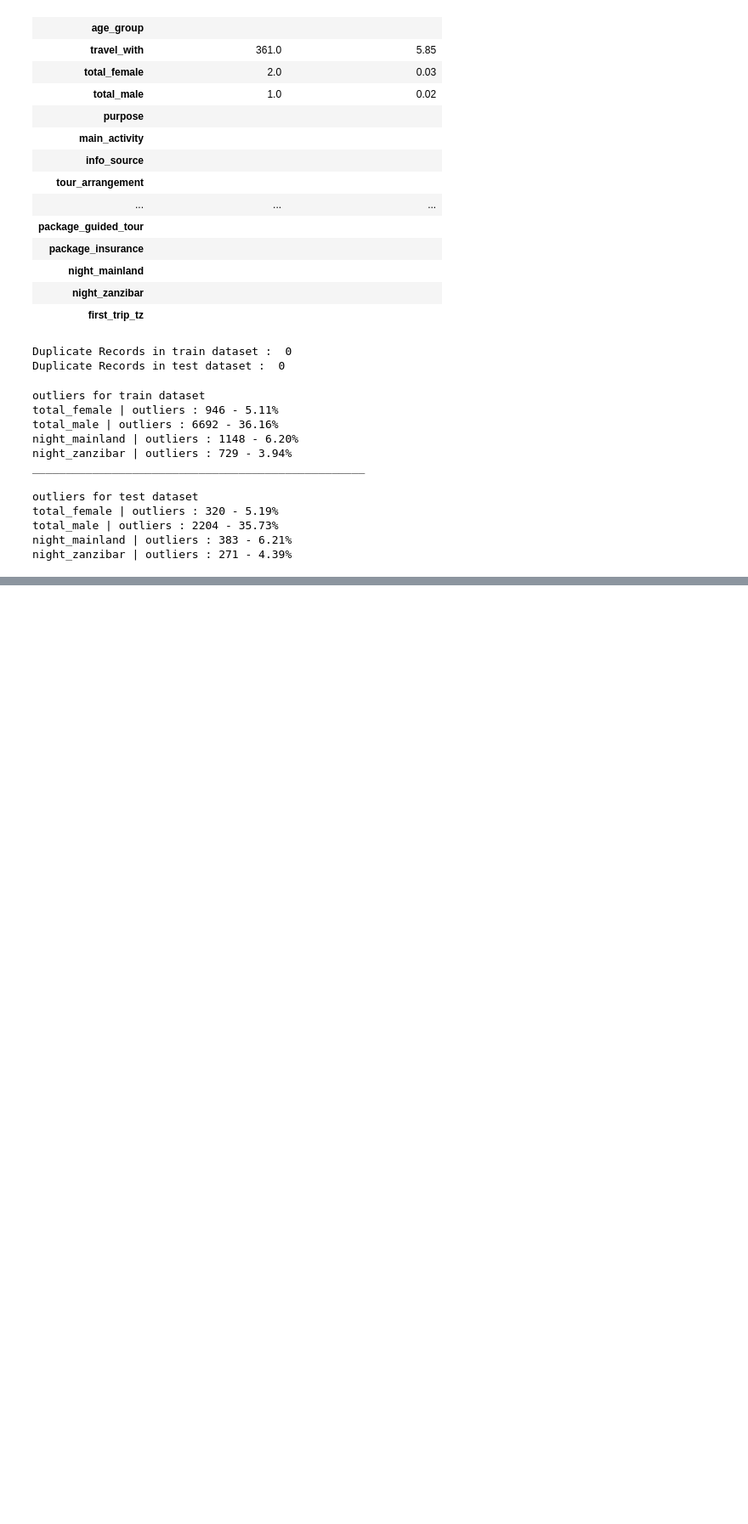
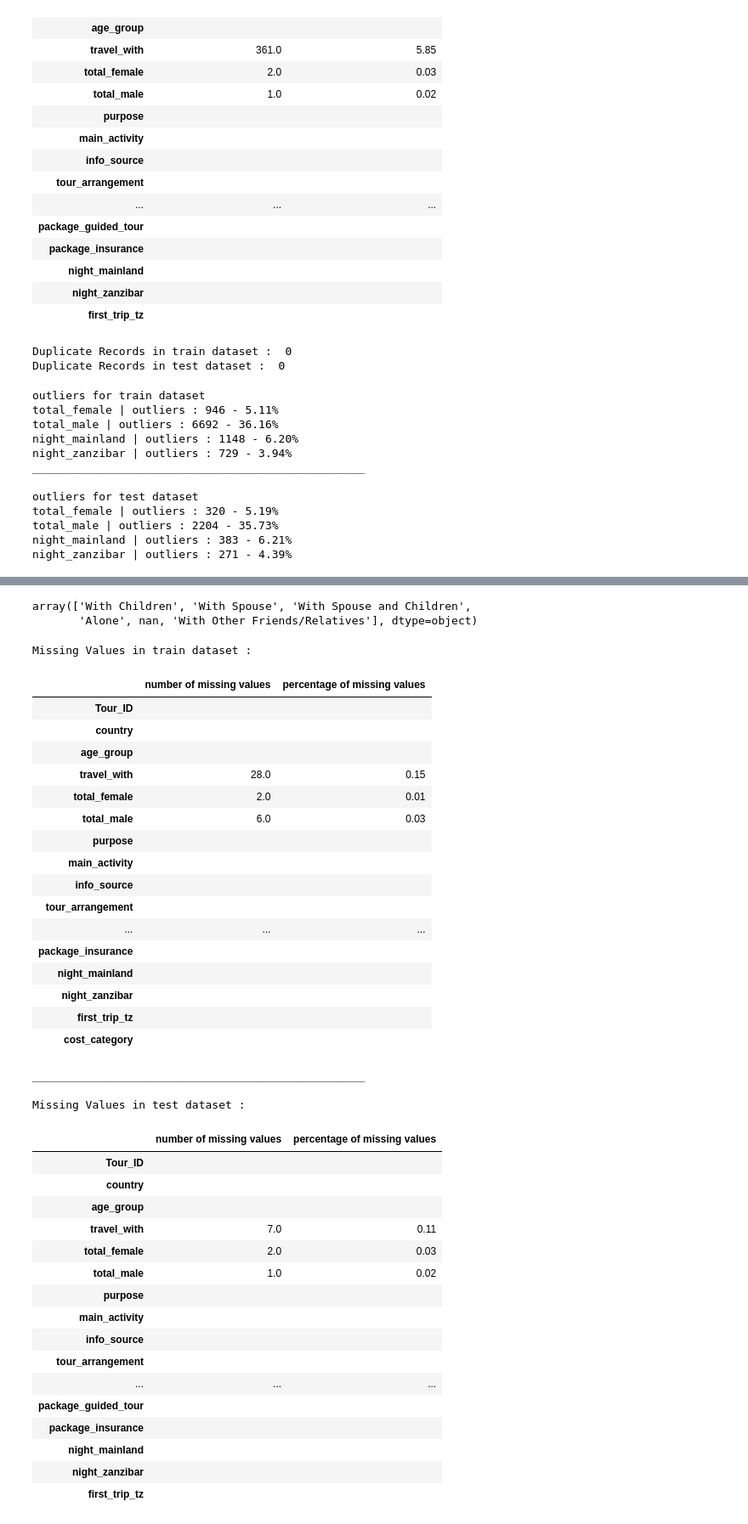
Before and after one commit to kareem0088/tanzania-tourism-classification, a Jupyter notebook: notebooks/02_data_preprocessing.ipynb, the cells around one changed output, grey strips where cells are left out. Shown at 85% size. Cells and saved outputs as stored; diff of their text form; code cells hidden in the pictures; blank space fills up the shorter version.

Commit message:
clean the raw dataset and preparing it for feature engineering stage

```diff
--- a/notebooks/02_data_preprocessing.ipynb
+++ b/notebooks/02_data_preprocessing.ipynb
@@ -211,0 +226,10 @@ night_zanzibar | outliers : 271 - 4.39%
+# %%
+# fast missing values analysis
+
+def fmva(train_df, test_df=None):
+    print("Missing Values in train dataset : ")
+    display(massing_analysis(train_df))
+    if test_df is not None:
+        print('_'*50,'\n')
+        print("Missing Values in test dataset : ")
+        display(massing_analysis(test_df))
@@ -211,0 +277,5 @@ night_zanzibar | outliers : 271 - 4.39%
+# %%
+train_df['travel_with'].unique()
+# %% [output]
+array(['With Children', 'With Spouse', 'With Spouse and Children',
+       'Alone', nan, 'With Other Friends/Relatives'], dtype=object)
@@ -211,0 +291,41 @@ night_zanzibar | outliers : 271 - 4.39%
+# %%
+fmva(train_df, test_df)
+# %% [output]
+Missing Values in train dataset :
+|  | number of missing values | percentage of missing values |
+| Tour_ID |  |  |
+| country |  |  |
+| age_group |  |  |
+| travel_with | 28.0 | 0.15 |
+| total_female | 2.0 | 0.01 |
+| total_male | 6.0 | 0.03 |
+| purpose |  |  |
+| main_activity |  |  |
+| info_source |  |  |
+| tour_arrangement |  |  |
+| ... | ... | ... |
+| package_insurance |  |  |
+| night_mainland |  |  |
+| night_zanzibar |  |  |
+| first_trip_tz |  |  |
+| cost_category |  |  |
+__________________________________________________
+
+Missing Values in test dataset :
+|  | number of missing values | percentage of missing values |
+| Tour_ID |  |  |
+| country |  |  |
+| age_group |  |  |
+| travel_with | 7.0 | 0.11 |
+| total_female | 2.0 | 0.03 |
+| total_male | 1.0 | 0.02 |
+| purpose |  |  |
+| main_activity |  |  |
+| info_source |  |  |
+| tour_arrangement |  |  |
+| ... | ... | ... |
+| package_guided_tour |  |  |
+| package_insurance |  |  |
+| night_mainland |  |  |
+| night_zanzibar |  |  |
+| first_trip_tz |  |  |
```
Also changed, not shown: parts of 62 cells of this notebook.
